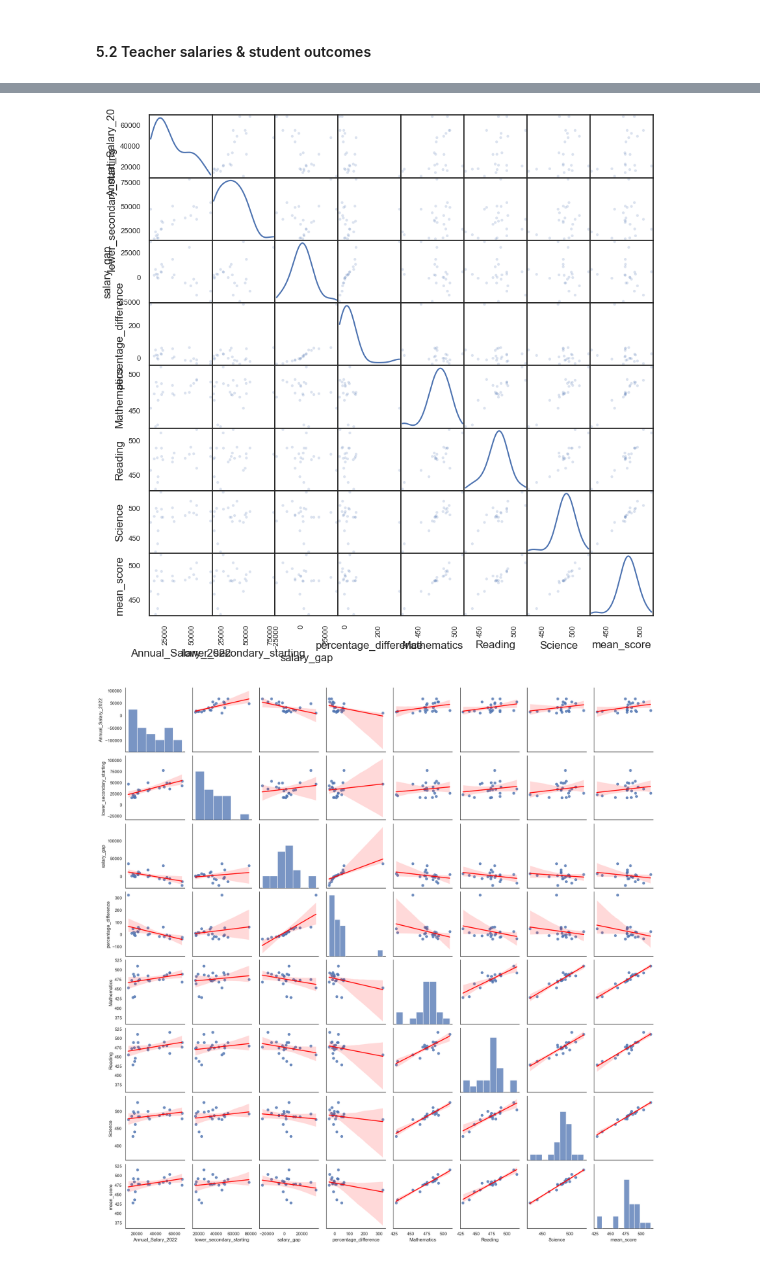
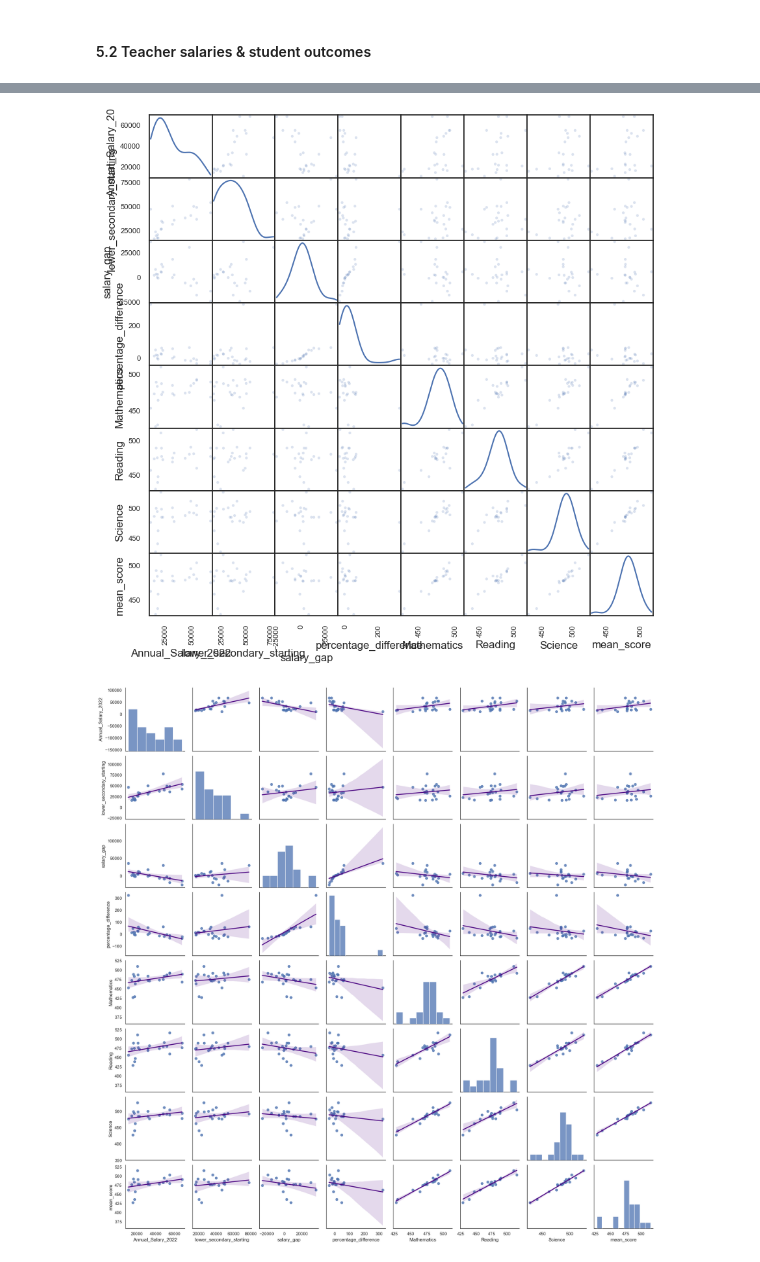
Before and after one commit to BeejalP/teachersalaries, a Jupyter notebook: my_project.ipynb, the cells around one changed output, grey strips where cells are left out. Drawn from its saved outputs; the diff is of its cells as text; code cells hidden in the pictures.

```diff
--- a/my_project.ipynb
+++ b/my_project.ipynb
@@ -710,4 +710,4 @@ salaries_and_pisa = salaries_gap.merge(
 # %%
-salaries_and_pisa['mean_score'] = salaries_and_pisa[['Mathematics', 'Reading', 'Science']].mean(axis=1)
-salaries_and_pisa['mean_score'] = salaries_and_pisa['mean_score'].astype(float)
-salaries_and_pisa['mean_score'] = salaries_and_pisa['mean_score'].round(2)
+pisa_mean_scores['mean_score'] = pisa_mean_scores[['Mathematics', 'Reading', 'Science']].mean(axis=1)
+pisa_mean_scores['mean_score'] = pisa_mean_scores['mean_score'].astype(float)
+pisa_mean_scores['mean_score'] = pisa_mean_scores['mean_score'].round(2)
@@ -2256,14 +2408,14 @@ plt.show()
 # %%
 # Create a scatter matrix using pandas
 from pandas.plotting import scatter_matrix
 
 # Plot the scatter matrix
 scatter_matrix(salaries_and_pisa, alpha=0.2, figsize=(10, 10), diagonal='kde')
 
 # Add trend lines manually (using seaborn's pairplot as an example)
-sns.pairplot(salaries_and_pisa, kind='reg', plot_kws={'line_kws':{'color':'red'}})
+sns.pairplot(salaries_and_pisa, kind='reg', plot_kws={'line_kws':{'color':'indigo'}})
 
 plt.show()
 # %% [output]
 [figure]
-[figure, old version]
+[figure, new version]
```
Also changed, not shown: parts of 13 cells of this notebook, 27 other files.
